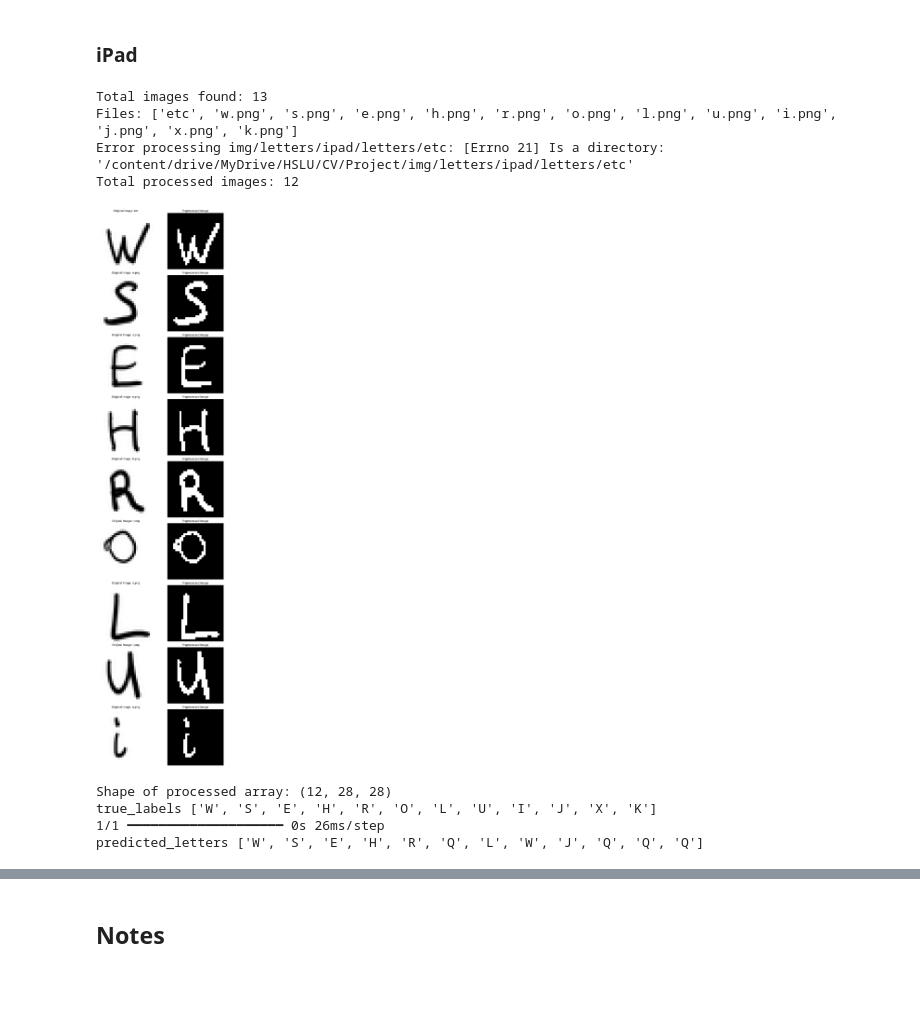
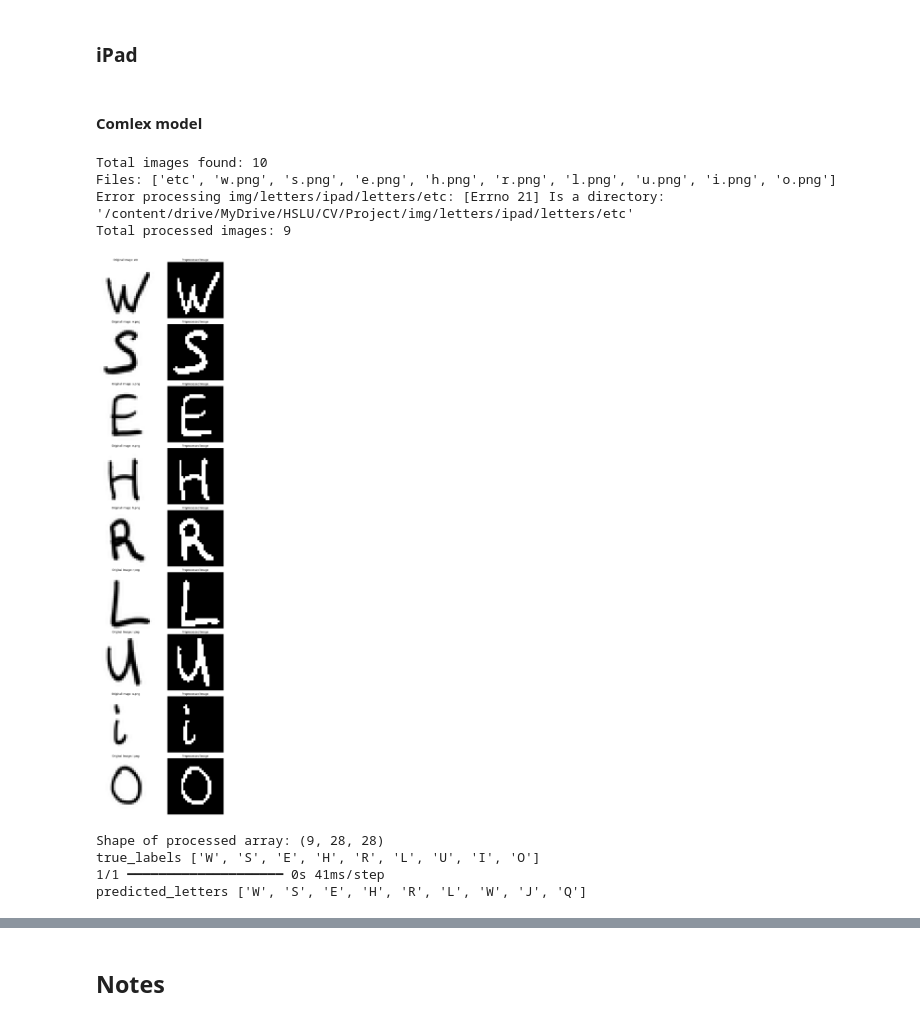
Before and after one commit to rudykas/hslu_public, a Jupyter notebook: cvi/CVProject_letters.ipynb, the cells around one changed output, grey strips where cells are left out. Saved outputs shown, nothing was run; the diff lists cells and outputs as text; code cells hidden in the pictures; blank space fills up the shorter version.

Commit message:
added ipad letters, object detection, translation

```diff
--- a/cvi/CVProject_letters.ipynb
+++ b/cvi/CVProject_letters.ipynb
@@ -1041,7 +1042,8 @@ from tensorflow.keras.models import load_model
 
 save_dir = '/content/drive/MyDrive/HSLU/CV/Project/saved_models'
 
-loaded_model = load_model(os.path.join(save_dir, 'complex_model.h5'))
+# loaded_model = load_model(os.path.join(save_dir, 'complex_model.h5'))
+loaded_model = load_model(os.path.join(save_dir, 'simple_model.h5'))
 # %% [output]
 WARNING:absl:Compiled the loaded model, but the compiled metrics have yet to be built. `model.compile_metrics` will be empty until you train or evaluate the model.
 # %%
@@ -1769,6 +1771,9 @@ plt.show()
 [figure]
 # %% [markdown]
 ### iPad
+# %% [markdown]
+
+#### Comlex model
 # %%
 original_images = 0
 processed_images = 0
@@ -1806,7 +1811,7 @@ for filename in all_files:
 print(f"Total processed images: {len(processed_images)}")
 
 # Number of images to display
-num_display = min(9, len(original_images))  # Adjust as needed
+num_display = min(11, len(original_images))  # Adjust as needed
 
 plt.figure(figsize=(10, 4 * num_display))
 
@@ -1815,39 +1820,39 @@ for i in range(num_display):
     plt.subplot(num_display, 2, 2*i + 1)
     plt.imshow(original_images[i], cmap='gray')
     plt.title(f"Original Image: {all_files[i]}")
     plt.axis('off')
 
     # Preprocessed Image
     plt.subplot(num_display, 2, 2*i + 2)
     plt.imshow(processed_images[i], cmap='gray')
     plt.title("Preprocessed Image")
     plt.axis('off')
 
 plt.tight_layout()
 plt.show()
 
 processed_array = np.array(processed_images)
-
+true_letters = true_labels
 print(f"Shape of processed array: {processed_array.shape}")
 
 print('true_labels', true_labels)
 
 # Make predictions
 predictions = loaded_model.predict(processed_array)
 
 # Convert predictions to class indices
 predicted_indices = np.argmax(predictions, axis=1)
 
 predicted_letters = [mapping.get(str(label + 10), 'Unknown') for label in predicted_indices]
 
 print('predicted_letters', predicted_letters)
 # %% [output]
-Total images found: 13
-Files: ['etc', 'w.png', 's.png', 'e.png', 'h.png', 'r.png', 'o.png', 'l.png', 'u.png', 'i.png', 'j.png', 'x.png', 'k.png']
+Total images found: 10
+Files: ['etc', 'w.png', 's.png', 'e.png', 'h.png', 'r.png', 'l.png', 'u.png', 'i.png', 'o.png']
 Error processing img/letters/ipad/letters/etc: [Errno 21] Is a directory: '/content/drive/MyDrive/HSLU/CV/Project/img/letters/ipad/letters/etc'
-Total processed images: 12
+Total processed images: 9
-[figure, old version]
+[figure, new version]
-Shape of processed array: (12, 28, 28)
-true_labels ['W', 'S', 'E', 'H', 'R', 'O', 'L', 'U', 'I', 'J', 'X', 'K']
-1/1 ━━━━━━━━━━━━━━━━━━━━ 0s 26ms/step
-predicted_letters ['W', 'S', 'E', 'H', 'R', 'Q', 'L', 'W', 'J', 'Q', 'Q', 'Q']
+Shape of processed array: (9, 28, 28)
+true_labels ['W', 'S', 'E', 'H', 'R', 'L', 'U', 'I', 'O']
+1/1 ━━━━━━━━━━━━━━━━━━━━ 0s 41ms/step
+predicted_letters ['W', 'S', 'E', 'H', 'R', 'L', 'W', 'J', 'Q']
```
Also changed, not shown: parts of 53 cells of this notebook.
